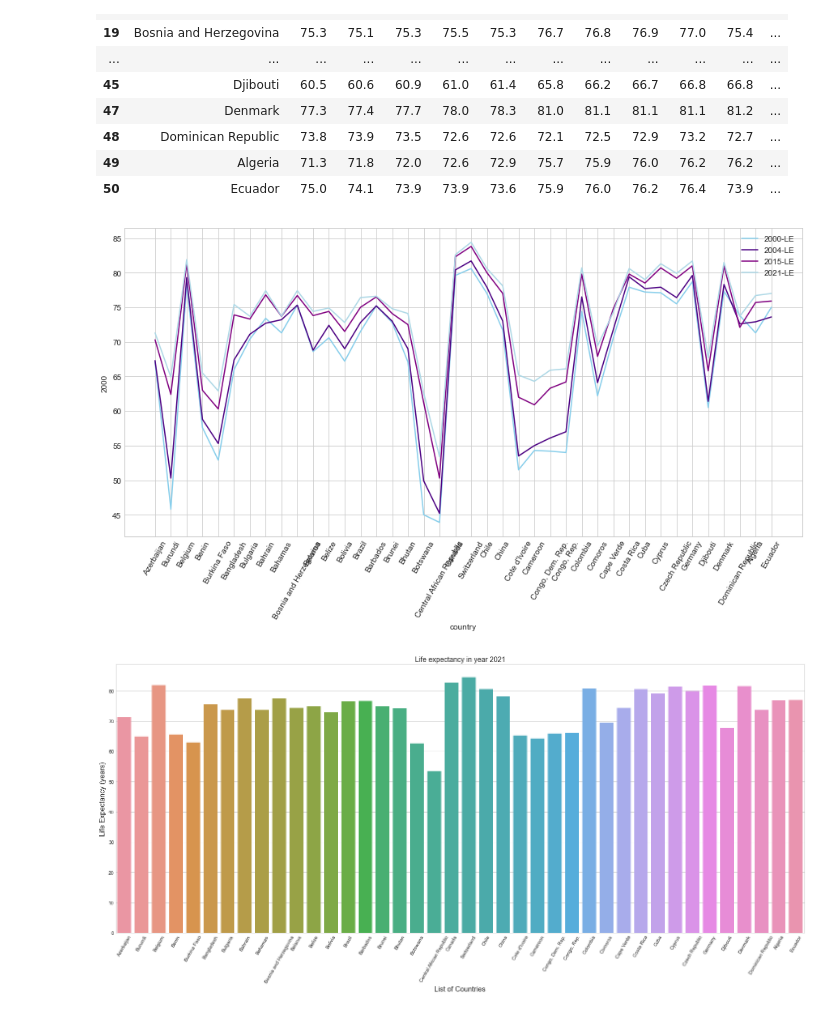
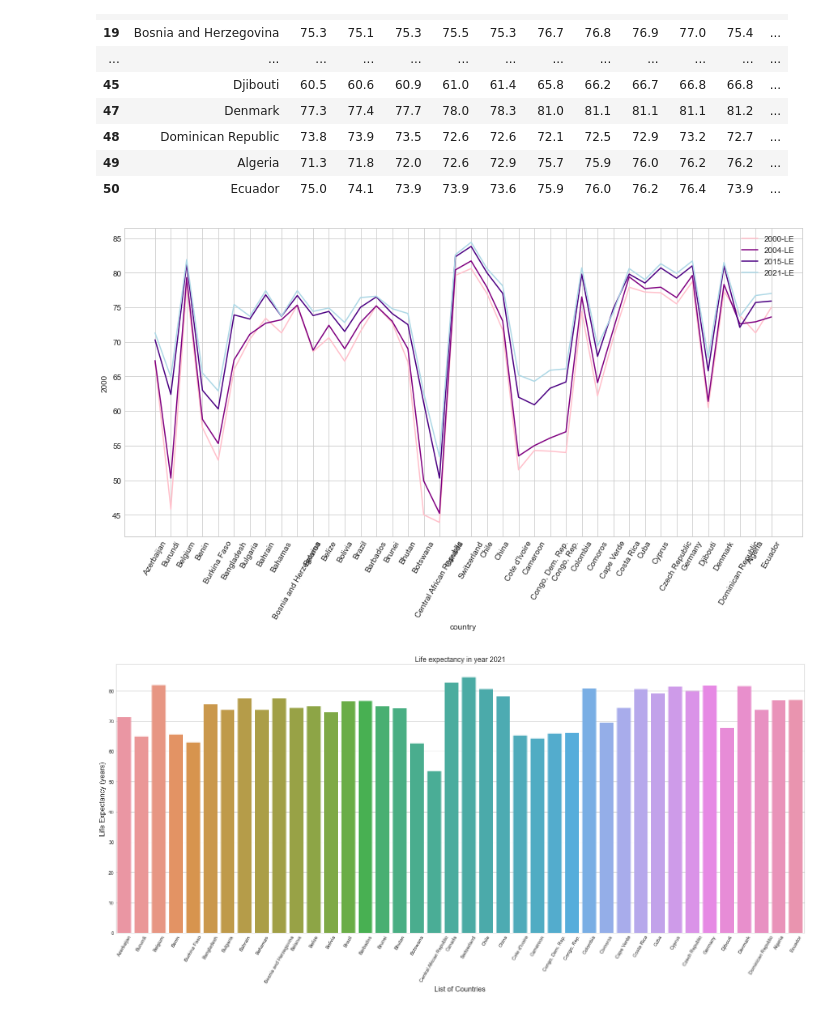
Before and after one commit to tobidolapo/life-expectancy-data-analysis, a Jupyter notebook: notebooks/life-expectancy.ipynb, the cells around one changed output. Cells and saved outputs as stored; diff of their text form; code cells hidden in the pictures.

```diff
--- a/notebooks/life-expectancy.ipynb
+++ b/notebooks/life-expectancy.ipynb
@@ -118,22 +116,22 @@ new_country
 # %%
 rcParams['figure.figsize'] = 15, 7
 
 sb.lineplot(data=new_country, y='2000', x='country',
-            color='skyblue', label='2000-LE')
+            color='pink', label='2000-LE')
 sb.lineplot(data=new_country, y='2004', x='country',
-            color='indigo', label='2004-LE')
+            color='purple', label='2004-LE')
 sb.lineplot(data=new_country, y='2015', x='country',
-            color='purple', label='2015-LE')
+            color='indigo', label='2015-LE')
 sb.lineplot(data=new_country, y='2021', x='country',
             color='lightblue', label='2021-LE')
 
 plt.xticks(rotation=60, fontsize='medium')
 
 
 plt.legend(loc='best')
 plt.show()
 # %% [output]
-[figure, old version]
+[figure, new version]
 # %%
 bar, ax = plt.subplots(figsize=(25, 10))
 ax = sb.barplot(x='country', y='2021', data=new_country)
```
Also changed, not shown: parts of 1 cell of this notebook.
